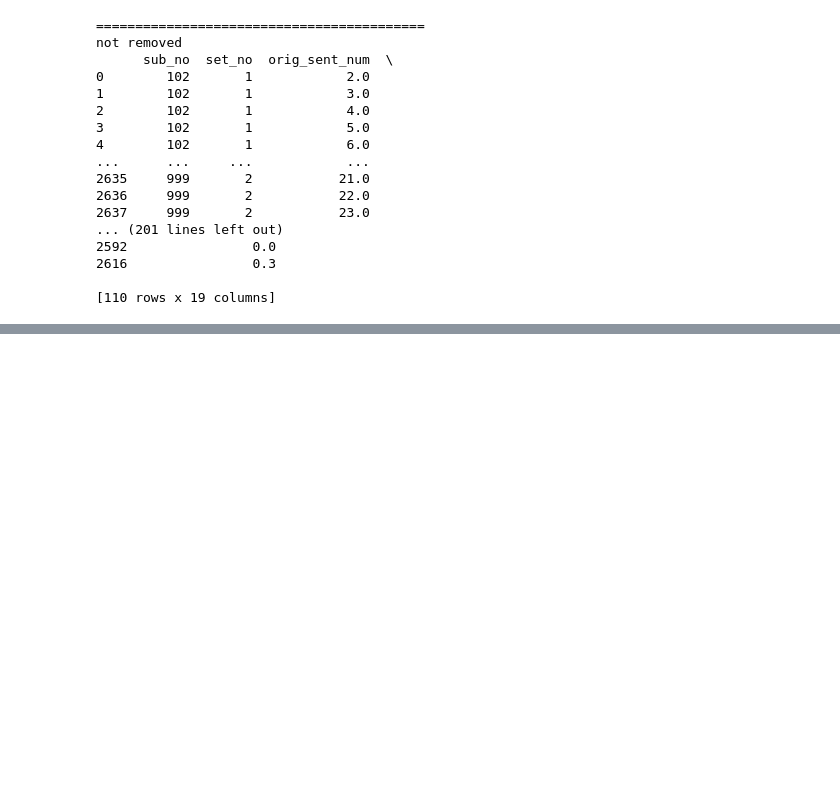
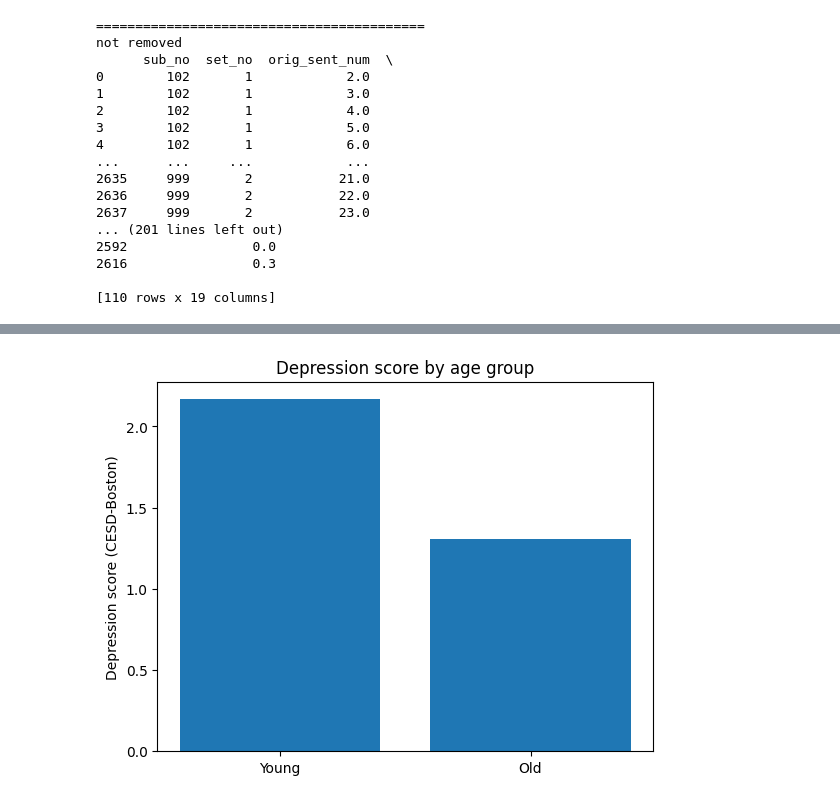
Before and after one commit to jayleekr/cps_code_space, a Jupyter notebook: lectures/day6/cps-6.ipynb, the cells around one changed output, grey strips where cells are left out. Saved outputs shown, nothing was run; the diff lists cells and outputs as text; code cells hidden in the pictures; blank space fills up the shorter version.

```diff
--- a/lectures/day6/cps-6.ipynb
+++ b/lectures/day6/cps-6.ipynb
@@ -182,0 +201,21 @@ Name: cesd_boston, dtype: int64
+# %%
+# Plot use cases that we can use to visualize data
+# reference: https://www.data-to-viz.com/
+# Scatter plot
+# Line plot
+# Bar plot
+# Histogram
+# Heatmap
+# Violin plot
+# Area plot
+# Pie chart
+# Bubble plot
+# Treemap
+
+# bar charts
+plt.bar(['Young', 'Old'], [young_depression.mean(), old_depression.mean()])
+plt.ylabel('Depression score (CESD-Boston)')
+plt.title('Depression score by age group')
+plt.show()
+# %% [output]
+[figure, added]
```
Also changed, not shown: parts of 23 cells of this notebook.
